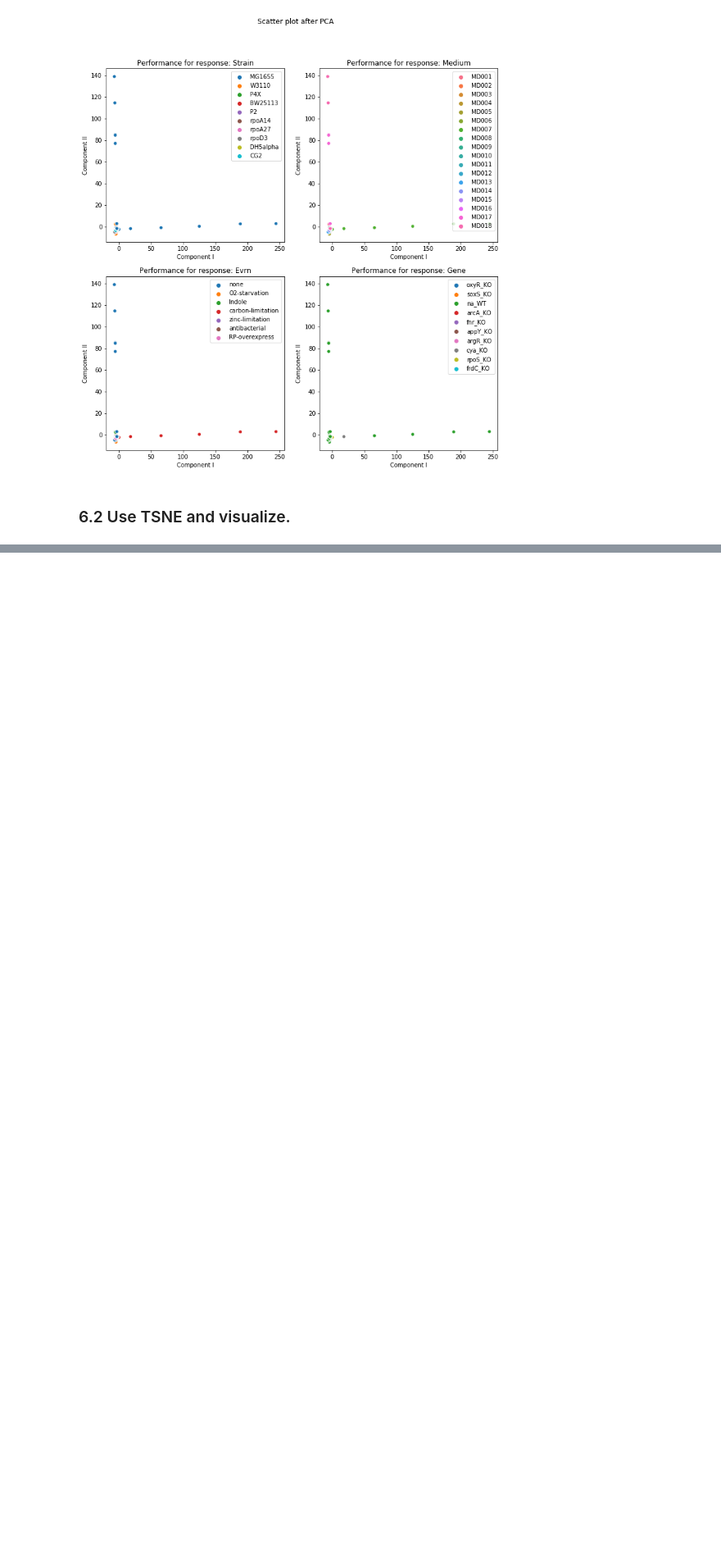
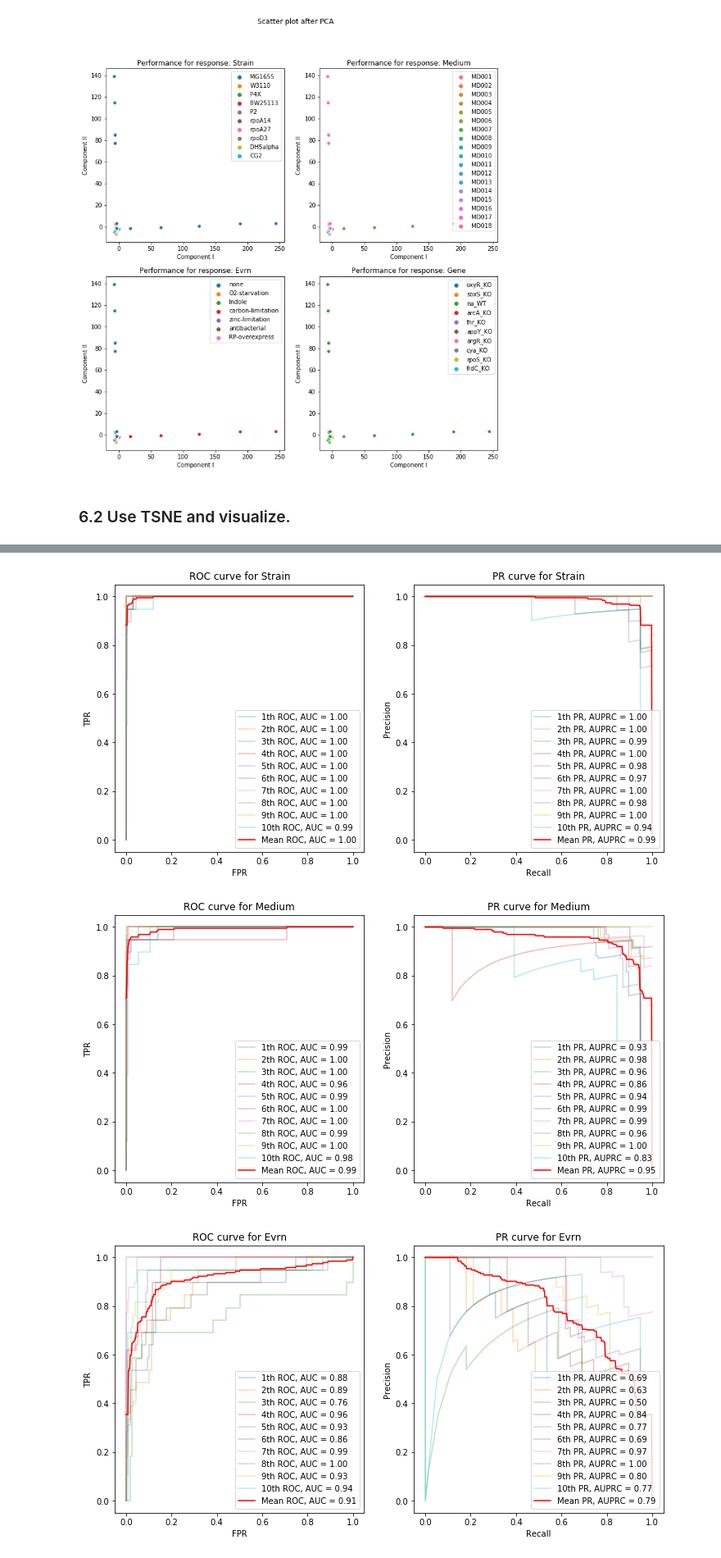
Before and after one commit to RyanYin04/MachineLearningPractice, a Jupyter notebook: 171ass3/hw3.ipynb, the cells around one changed output, grey strips where cells are left out. Shown at 82% size. Saved outputs shown, nothing was run; the diff lists cells and outputs as text; code cells hidden in the pictures; blank space fills up the shorter version.

```diff
--- a/171ass3/hw3.ipynb
+++ b/171ass3/hw3.ipynb
@@ -370,0 +376,7 @@ visualizeDinmensionReduced(x_tsne, 'TSNE')
+# %%
+for name in ys.keys():
+    cvROC_PR(smodel, x_tsne, name, folds = 10, r = 3, file_extension = '7_tsne')
+# %% [output]
+[figure, added]
+[figure, added]
+[figure, added]
```
Also changed, not shown: parts of 9 cells of this notebook, 13 other files.
